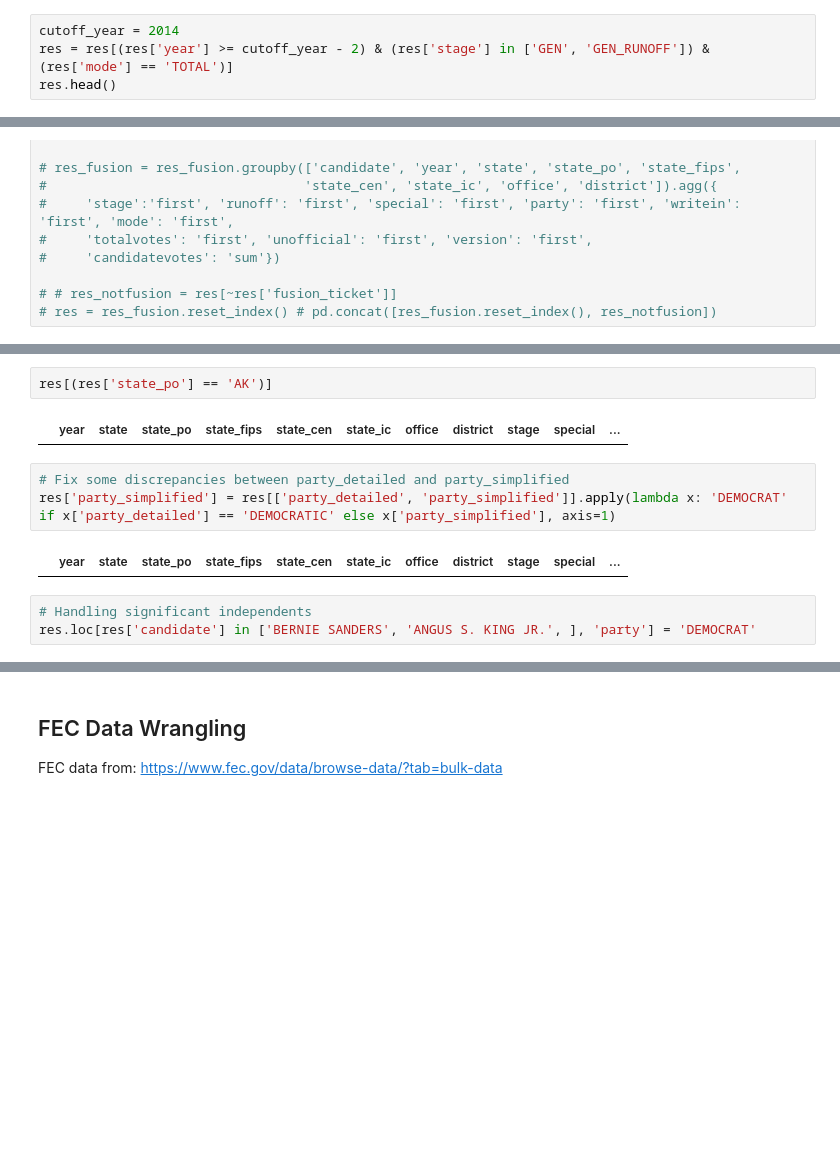
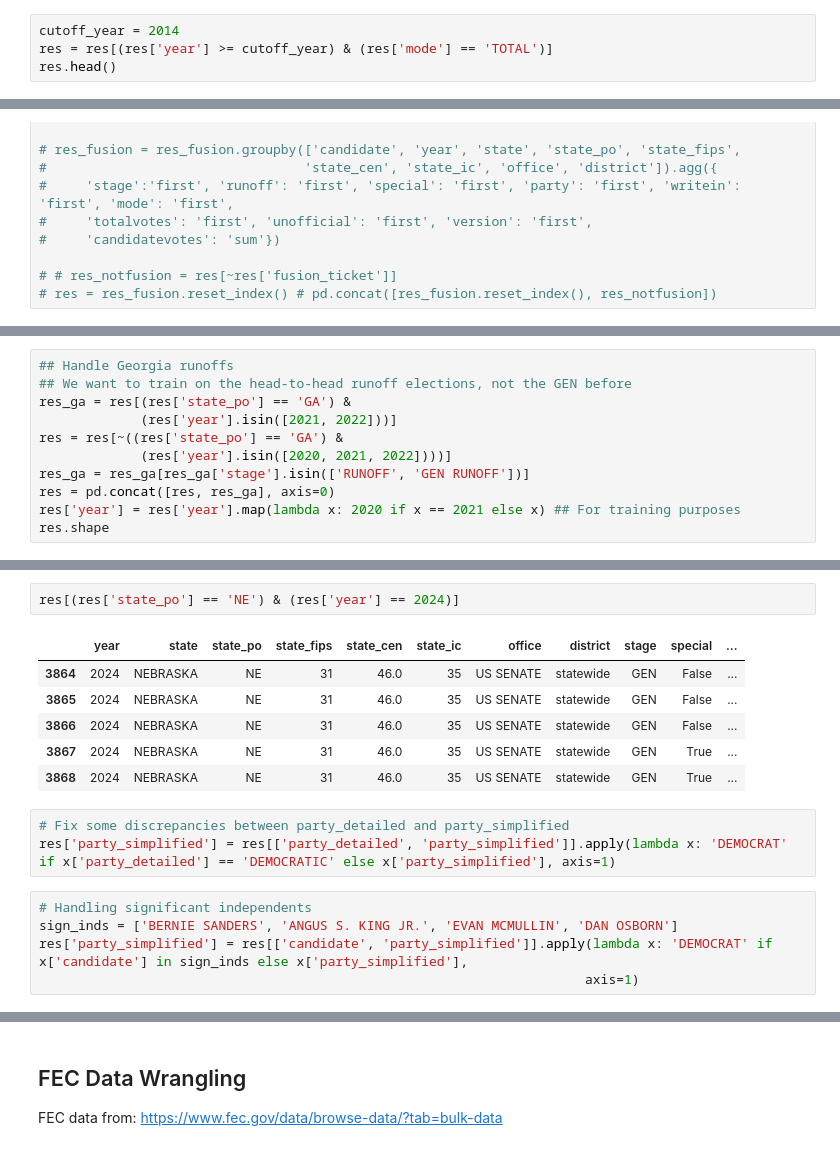
Before and after one commit to Hackquantumcpp/snoutcounter-midterms-2026-model, a Jupyter notebook: 01SEN-past-results-senate-wrangling.ipynb, the cells around one changed output, grey strips where cells are left out. Cells and saved outputs as stored; diff of their text form; blank space fills up the shorter version.

```diff
--- a/01SEN-past-results-senate-wrangling.ipynb
+++ b/01SEN-past-results-senate-wrangling.ipynb
@@ -87,7 +87,7 @@ res = pd.concat([res, ak_res_rcv], axis=0)
 res['candidate'] = res['candidate'].astype(str).map(ftfy.fix_text)
 # %%
 cutoff_year = 2014
-res = res[(res['year'] >= cutoff_year - 2) & (res['stage'] in ['GEN', 'GEN_RUNOFF']) & (res['mode'] == 'TOTAL')]
+res = res[(res['year'] >= cutoff_year) & (res['mode'] == 'TOTAL')]
 res.head()
 # %% [output]
 |  | year | state | state_po | state_fips | state_cen | state_ic | office | district | stage | special | ... |
@@ -121,0 +118,11 @@ res.shape
+# %%
+## Handle Georgia runoffs
+## We want to train on the head-to-head runoff elections, not the GEN before
+res_ga = res[(res['state_po'] == 'GA') &
+             (res['year'].isin([2021, 2022]))]
+res = res[~((res['state_po'] == 'GA') &
+             (res['year'].isin([2020, 2021, 2022])))]
+res_ga = res_ga[res_ga['stage'].isin(['RUNOFF', 'GEN RUNOFF'])]
+res = pd.concat([res, res_ga], axis=0)
+res['year'] = res['year'].map(lambda x: 2020 if x == 2021 else x) ## For training purposes
+res.shape
@@ -122,15 +139,20 @@ res.shape
 # %%
-res[(res['state_po'] == 'AK')]
+res[(res['state_po'] == 'NE') & (res['year'] == 2024)]
 # %% [output]
 |  | year | state | state_po | state_fips | state_cen | state_ic | office | district | stage | special | ... |
+| 3864 | 2024 | NEBRASKA | NE | 31 | 46.0 | 35 | US SENATE | statewide | GEN | False | ... |
+| 3865 | 2024 | NEBRASKA | NE | 31 | 46.0 | 35 | US SENATE | statewide | GEN | False | ... |
+| 3866 | 2024 | NEBRASKA | NE | 31 | 46.0 | 35 | US SENATE | statewide | GEN | False | ... |
+| 3867 | 2024 | NEBRASKA | NE | 31 | 46.0 | 35 | US SENATE | statewide | GEN | True | ... |
+| 3868 | 2024 | NEBRASKA | NE | 31 | 46.0 | 35 | US SENATE | statewide | GEN | True | ... |
 # %%
 # Fix some discrepancies between party_detailed and party_simplified
 res['party_simplified'] = res[['party_detailed', 'party_simplified']].apply(lambda x: 'DEMOCRAT' if x['party_detailed'] == 'DEMOCRATIC' else x['party_simplified'], axis=1)
-# %% [output]
-|  | year | state | state_po | state_fips | state_cen | state_ic | office | district | stage | special | ... |
 # %%
 # Handling significant independents
-res.loc[res['candidate'] in ['BERNIE SANDERS', 'ANGUS S. KING JR.', ], 'party'] = 'DEMOCRAT'
+sign_inds = ['BERNIE SANDERS', 'ANGUS S. KING JR.', 'EVAN MCMULLIN', 'DAN OSBORN']
+res['party_simplified'] = res[['candidate', 'party_simplified']].apply(lambda x: 'DEMOCRAT' if x['candidate'] in sign_inds else x['party_simplified'],
+                                                                      axis=1)
 # %%
 # Focus on two party vote share in the model - no need to wrangle with third parties for now
 res = res[res['party_simplified'].isin(['DEMOCRAT', 'REPUBLICAN'])]
```
Also changed, not shown: parts of 27 cells of this notebook, 1 other file.
